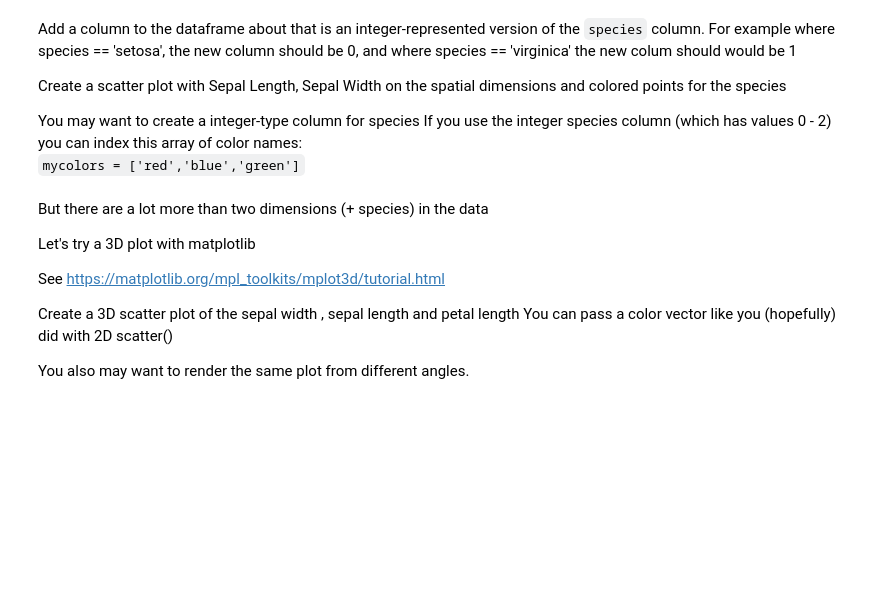
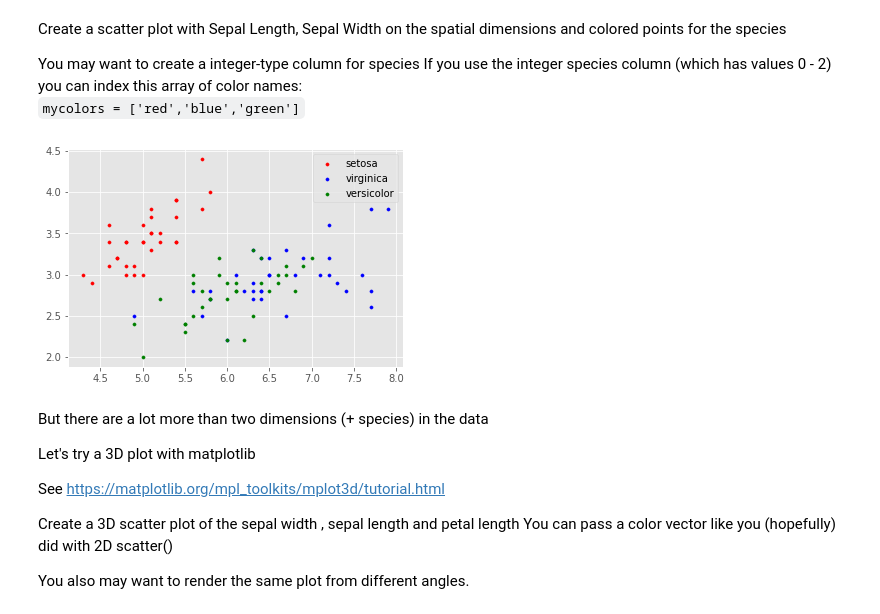
Before and after one commit to huuugh18/Programming-In-Python, a Jupyter notebook: Module 7 - Data Plotting/Assignment1.ipynb, the cells around one changed output. Saved outputs shown, nothing was run; the diff lists cells and outputs as text; code cells hidden in the pictures; blank space fills up the shorter version.

```diff
--- a/Module 7 - Data Plotting/Assignment1.ipynb
+++ b/Module 7 - Data Plotting/Assignment1.ipynb
@@ -8,7 +8,7 @@ from mpl_toolkits.mplot3d import Axes3D
 plt.style.use('ggplot')
 # This defines an aesthetic style
 # %%
-This is a common dataset about Iris flowers
+# This is a common dataset about Iris flowers
 df = pd.read_csv('./IRIS.csv', header=0, index_col=None)
-odf = df.copy()
+df = df.copy()
 df
@@ -14,0 +31,11 @@ df
+# %%
+## create a column with 0 1 2 for species
+df['species'] = df['species'].astype('category')
+
+df['species_int'] = df['species']
+
+# df = df.replace({'setosa': 0})
+species_int_dict = {'setosa': 0, 'virginica': 1, 'versicolor': 2}
+species_int_dict_rev = {0: 'setosa', 1: 'virginica', 2: 'versicolor'}
+df = df.replace({'species_int': species_int_dict})
+df
@@ -15,11 +56,32 @@ df
 # %% [markdown]
-Add a column to the dataframe about that is an integer-represented version of the `species` column. For example where species == 'setosa', the new column should be 0, and where species == 'virginica' the new colum should would be 1
-
 Create a scatter plot with Sepal Length, Sepal Width on the spatial dimensions and colored points for the species
 
 You may want to create a integer-type column for species
 If you use the integer species column (which has values 0 - 2) you can index this array of color names:
 `mycolors = ['red','blue','green']`
+# %%
+species = sorted(list(set(df['species'])))
+species_int = sorted(list(set(df['species_int'])))
+colors = {
+   'setosa': 5,
+   'virginica': 2,
+   'versicolor': 3
+}
+my_colors = ['red','blue','green']
+
+plt.figure()
+for spec in species_int:
+   data = df.loc[df['species_int'] == spec]
+   plt.scatter(data['sepal_length'],
+               data['sepal_width'],
+               label = species_int_dict_rev[spec],
+               s = 10,
+               c = my_colors[spec]
+               )
+plt.legend()
+plt.show()
+# %% [output]
+[figure, added]
 # %% [markdown]
 But there are a lot more than two dimensions (+ species) in the data
 
```
Also changed, not shown: parts of 12 cells of this notebook, 1 other file.
